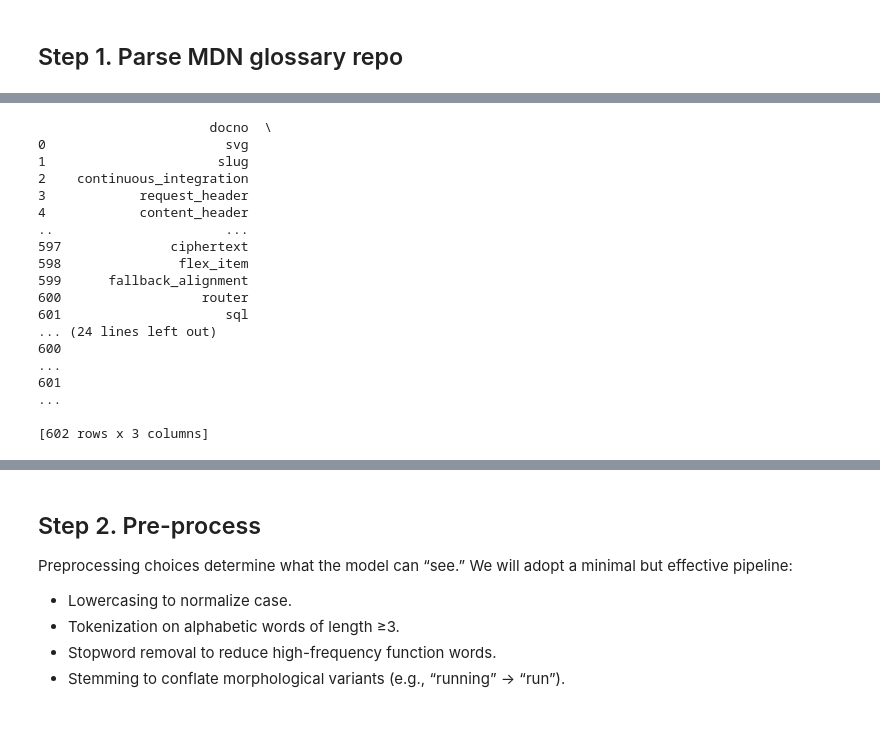
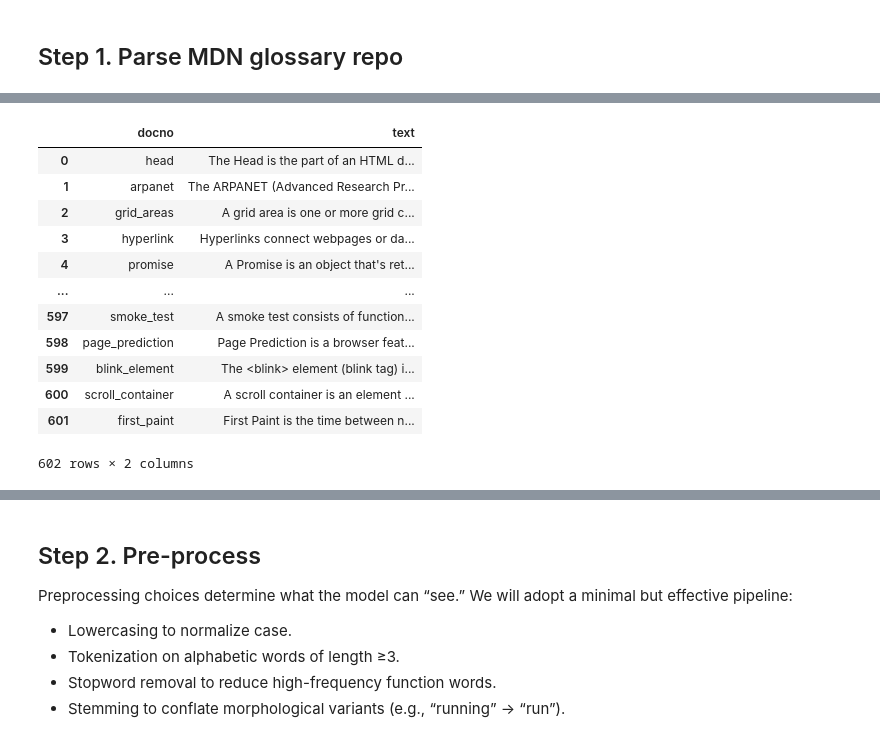
Before and after one commit to laurakhot/TechGlossary, a Jupyter notebook: Parse_glossary.ipynb, the cells around one changed output, grey strips where cells are left out. Drawn from its saved outputs; the diff is of its cells as text; code cells hidden in the pictures.

```diff
--- a/Parse_glossary.ipynb
+++ b/Parse_glossary.ipynb
@@ -94,82 +140,73 @@ print(df)
 # %%
 # Creating df to build pyterrier index with html for later display
-import os
-import os
-import pandas as pd
-import frontmatter
-import markdown
-from bs4 import BeautifulSoup
-import re
-
-def load_glossary_for_pyterrier(glossary_root: str) -> pd.DataFrame:
+def load_mdn_glossary_for_pyterrier(glossary_root: str) -> pd.DataFrame:
     """
     Iterate through all subfolders in the glossary folder,
-    read each Markdown file, clean text for indexing, keep HTML
-    for display, and return a DataFrame with columns:
+    read each Markdown file, clean text for indexing, replace
+    all double-bracketed shortcodes with just the first term,
+    remove Markdown formatting, and return a DataFrame with columns:
     - docno: unique document identifier
-    - text: plain text (for search/indexing)
-    - html: HTML version (for display)
+    - text: cleaned plain text for search/indexing
     """
     rows = []
+
+    # Regex to match any {{Shortcode("term", ...)}}
+    double_bracket_regex = re.compile(
+        r'\{\{\s*[\w]+\(\s*["\'](.*?)["\'].*?\)\s*\}\}', re.IGNORECASE
+    )
 
     for term_folder in os.listdir(glossary_root):
         folder_path = os.path.join(glossary_root, term_folder)
         if os.path.isdir(folder_path):
             md_file = os.path.join(folder_path, "index.md")
             if os.path.exists(md_file):
                 try:
                     # Load Markdown with frontmatter
                     post = frontmatter.load(md_file)
 
-                    # Remove {{…}} placeholders for clean text
-                    content_no_placeholders = re.sub(r"\{\{.*?\}\}", "", post.content)
+                    # Replace any {{Shortcode(...)}} with just the first argument
+                    content_no_placeholders = double_bracket_regex.sub(r'\1', post.content)
 
                     # Convert Markdown → HTML
                     html_content = markdown.markdown(content_no_placeholders)
 
-                    # Convert HTML → plain text
+                    # Convert HTML → plain text (removes **bold**, links, code formatting)
                     plain_text = BeautifulSoup(html_content, "html.parser").get_text()
+
+                    # Clean up extra whitespace
                     clean_text = re.sub(r"\s+", " ", plain_text).strip()
 
                     # Assign docno (using folder name)
                     docno = term_folder
 
-                    # Add row
+                    # Add row to DataFrame
                     rows.append({
                         "docno": docno,
-                        "text": clean_text,
-                        "html": html_content
+                        "text": clean_text
                     })
 
                 except Exception as e:
                     print(f"Error processing {md_file}: {e}")
 
-    # Build DataFrame
-    df = pd.DataFrame(rows, columns=["docno", "text", "html"])
+    df = pd.DataFrame(rows, columns=["docno", "text"])
     return df
 
-# Usage
-glossary_root = "/Users/sanjanapavani/TechGlossary/content/files/en-us/glossary"
-df = load_glossary_for_pyterrier(glossary_root)
+glossary_root = f"{os.getcwd()}/content/files/en-us/glossary"
+mdn_df = load_mdn_glossary_for_pyterrier(glossary_root)
 
-pd.set_option("display.max_colwidth", None)  # do not truncate text/HTML
-
-print(df)
+pd.set_option("display.max_colwidth", None)  # do not truncate text
+display(mdn_df)
 # %% [output]
+|  | docno | text |
+| 0 | head | The Head is the part of an HTML d... |
+| 1 | arpanet | The ARPANET (Advanced Research Pr... |
+| 2 | grid_areas | A grid area is one or more grid c... |
+| 3 | hyperlink | Hyperlinks connect webpages or da... |
+| 4 | promise | A Promise is an object that's ret... |
+| ... | ... | ... |
+| 597 | smoke_test | A smoke test consists of function... |
+| 598 | page_prediction | Page Prediction is a browser feat... |
+| 599 | blink_element | The <blink> element (blink tag) i... |
+| 600 | scroll_container | A scroll container is an element ... |
+| 601 | first_paint | First Paint is the time between n... |
-                      docno  \
-0                       svg
-1                      slug
-2    continuous_integration
-3            request_header
-4            content_header
-..                      ...
-597              ciphertext
-598               flex_item
-599      fallback_alignment
-600                  router
-601                     sql
-... (24 lines left out)
-600                                                                                                                                                                                                      ...
-601                                                                                                                                                                                                      ...
-
-[602 rows x 3 columns]
+602 rows × 2 columns
```
Also changed, not shown: parts of 44 cells of this notebook.
